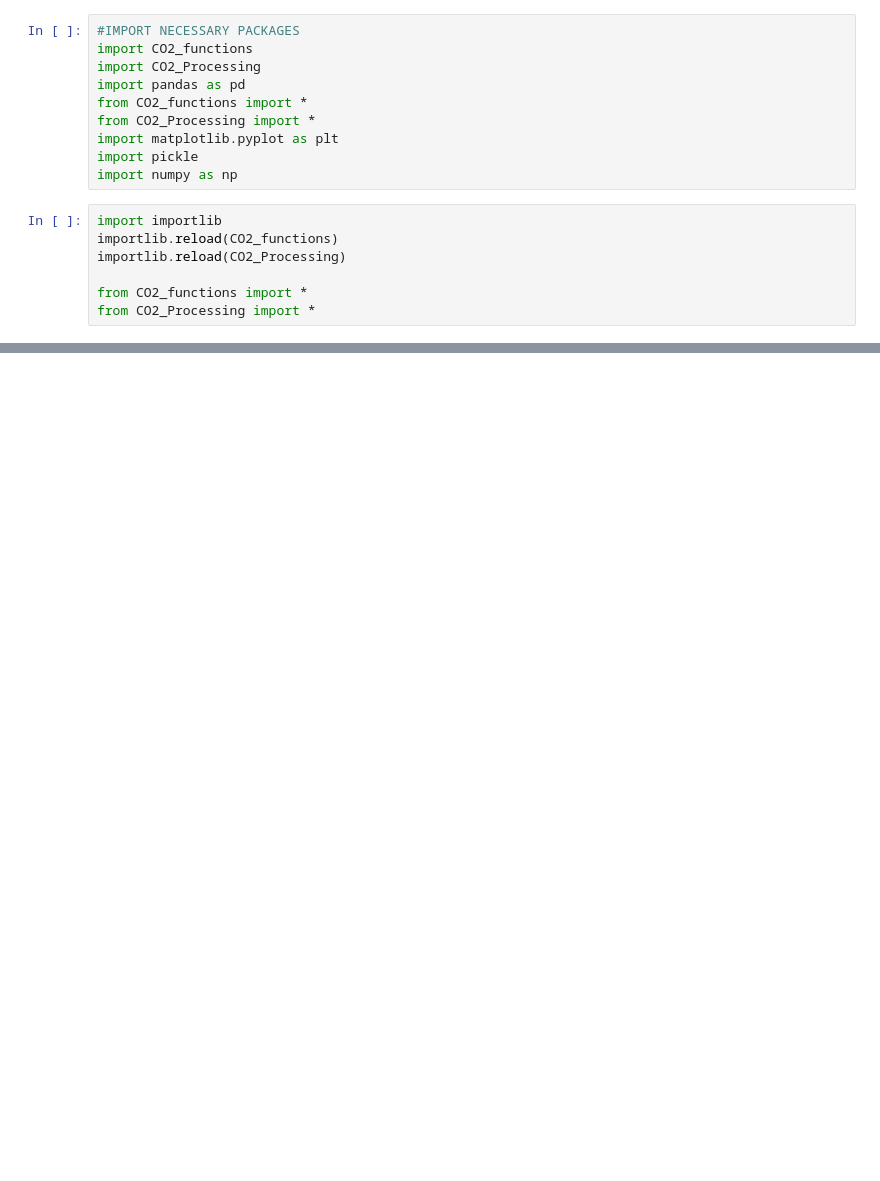
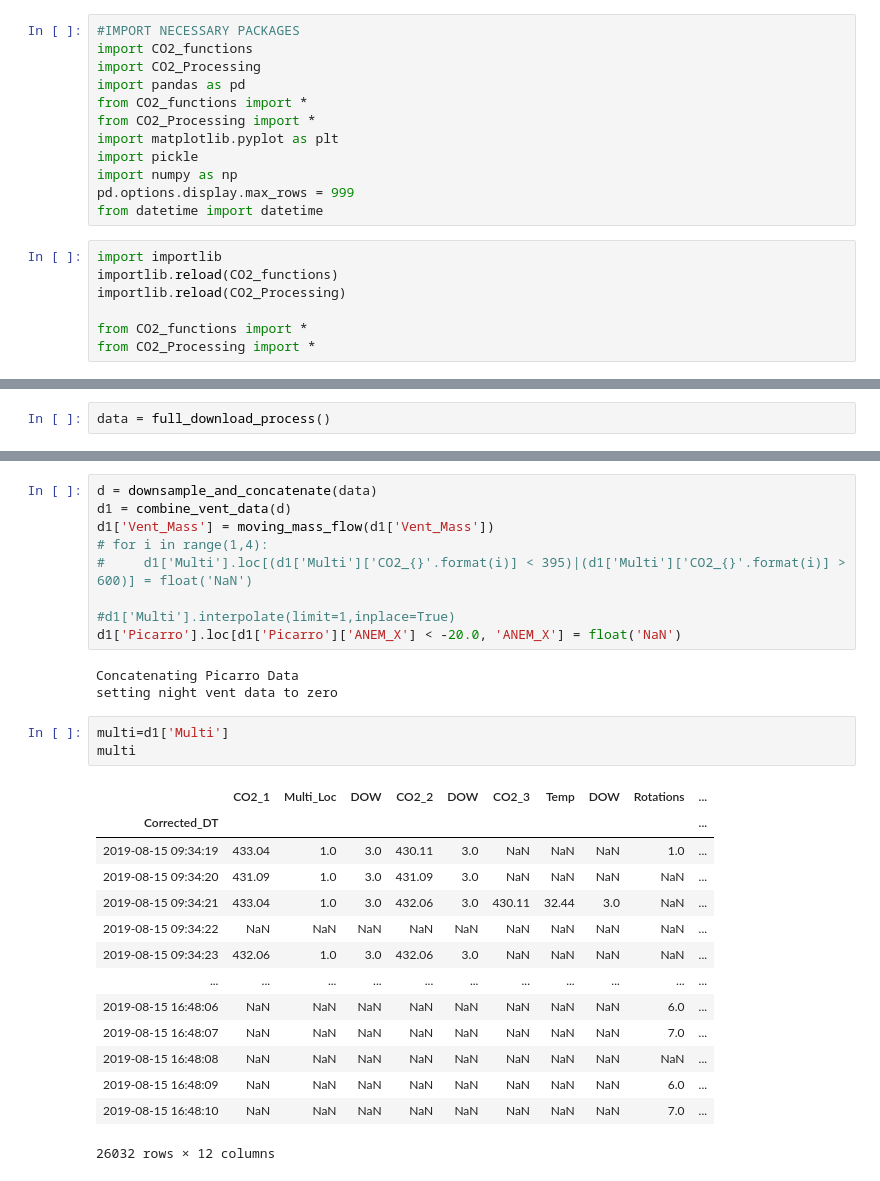
Before and after one commit to agmeyer4/CO2_Eddy, a Jupyter notebook: Data_Viewer.ipynb, the cells around one changed output, grey strips where cells are left out. Drawn from its saved outputs; the diff is of its cells as text; blank space fills up the shorter version.

```diff
--- a/Data_Viewer.ipynb
+++ b/Data_Viewer.ipynb
@@ -8,6 +8,8 @@ from CO2_Processing import *
 import matplotlib.pyplot as plt
 import pickle
 import numpy as np
+pd.options.display.max_rows = 999
+from datetime import datetime
 # %%
 import importlib
 importlib.reload(CO2_functions)
@@ -102,0 +28,2 @@ pic = wind_add(data['Picarro'],'roll_x','roll_y')
+# %%
+data = full_download_process()
@@ -102,0 +57,30 @@ pic = wind_add(data['Picarro'],'roll_x','roll_y')
+# %%
+d = downsample_and_concatenate(data)
+d1 = combine_vent_data(d)
+d1['Vent_Mass'] = moving_mass_flow(d1['Vent_Mass'])
+# for i in range(1,4):
+#     d1['Multi'].loc[(d1['Multi']['CO2_{}'.format(i)] < 395)|(d1['Multi']['CO2_{}'.format(i)] > 600)] = float('NaN')
+
+#d1['Multi'].interpolate(limit=1,inplace=True)
+d1['Picarro'].loc[d1['Picarro']['ANEM_X'] < -20.0, 'ANEM_X'] = float('NaN')
+# %% [output]
+Concatenating Picarro Data
+setting night vent data to zero
+# %%
+multi=d1['Multi']
+multi
+# %% [output]
+|  | CO2_1 | Multi_Loc | DOW | CO2_2 | DOW | CO2_3 | Temp | DOW | Rotations | ... |
+| Corrected_DT |  |  |  |  |  |  |  |  |  | ... |
+| 2019-08-15 09:34:19 | 433.04 | 1.0 | 3.0 | 430.11 | 3.0 | NaN | NaN | NaN | 1.0 | ... |
+| 2019-08-15 09:34:20 | 431.09 | 1.0 | 3.0 | 431.09 | 3.0 | NaN | NaN | NaN | NaN | ... |
+| 2019-08-15 09:34:21 | 433.04 | 1.0 | 3.0 | 432.06 | 3.0 | 430.11 | 32.44 | 3.0 | NaN | ... |
+| 2019-08-15 09:34:22 | NaN | NaN | NaN | NaN | NaN | NaN | NaN | NaN | NaN | ... |
+| 2019-08-15 09:34:23 | 432.06 | 1.0 | 3.0 | 432.06 | 3.0 | NaN | NaN | NaN | NaN | ... |
+| ... | ... | ... | ... | ... | ... | ... | ... | ... | ... | ... |
+| 2019-08-15 16:48:06 | NaN | NaN | NaN | NaN | NaN | NaN | NaN | NaN | 6.0 | ... |
+| 2019-08-15 16:48:07 | NaN | NaN | NaN | NaN | NaN | NaN | NaN | NaN | 7.0 | ... |
+| 2019-08-15 16:48:08 | NaN | NaN | NaN | NaN | NaN | NaN | NaN | NaN | NaN | ... |
+| 2019-08-15 16:48:09 | NaN | NaN | NaN | NaN | NaN | NaN | NaN | NaN | 6.0 | ... |
+| 2019-08-15 16:48:10 | NaN | NaN | NaN | NaN | NaN | NaN | NaN | NaN | 7.0 | ... |
+26032 rows × 12 columns
```
Also changed, not shown: parts of 15 cells of this notebook, 7 other files.
